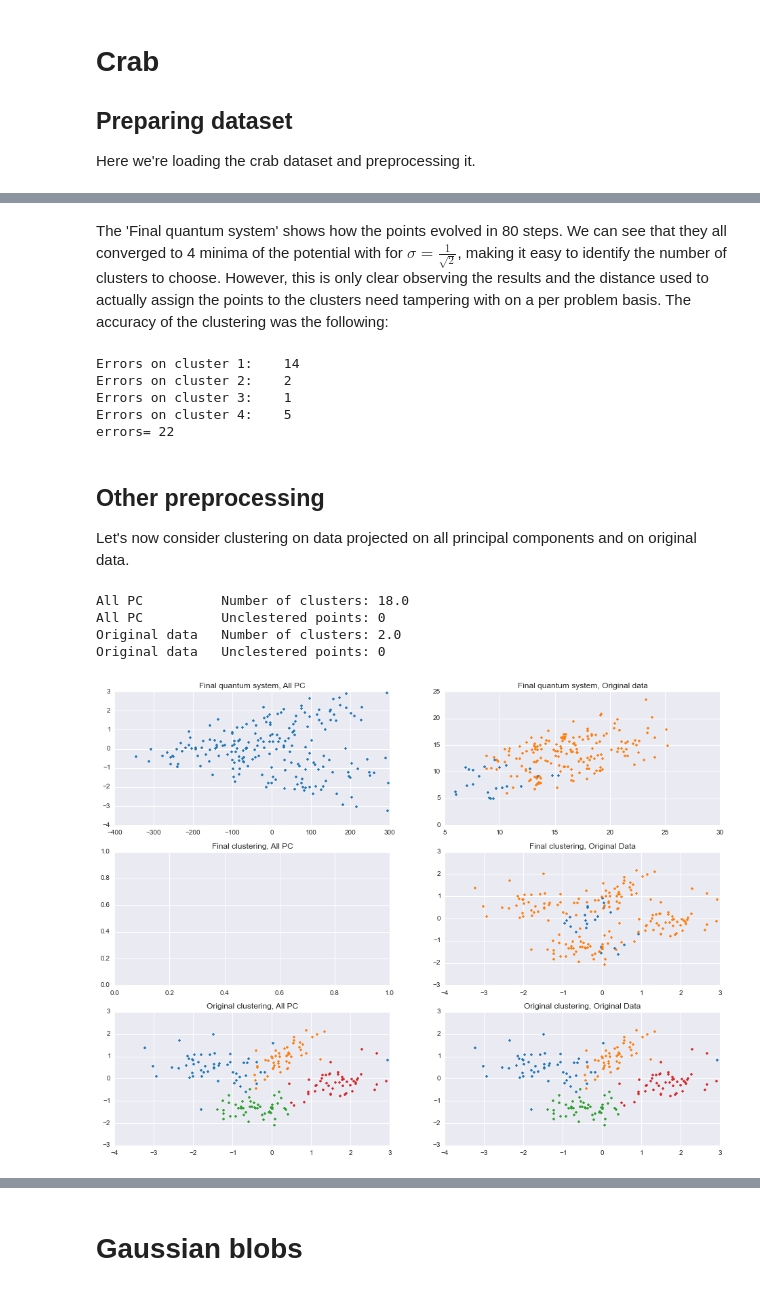
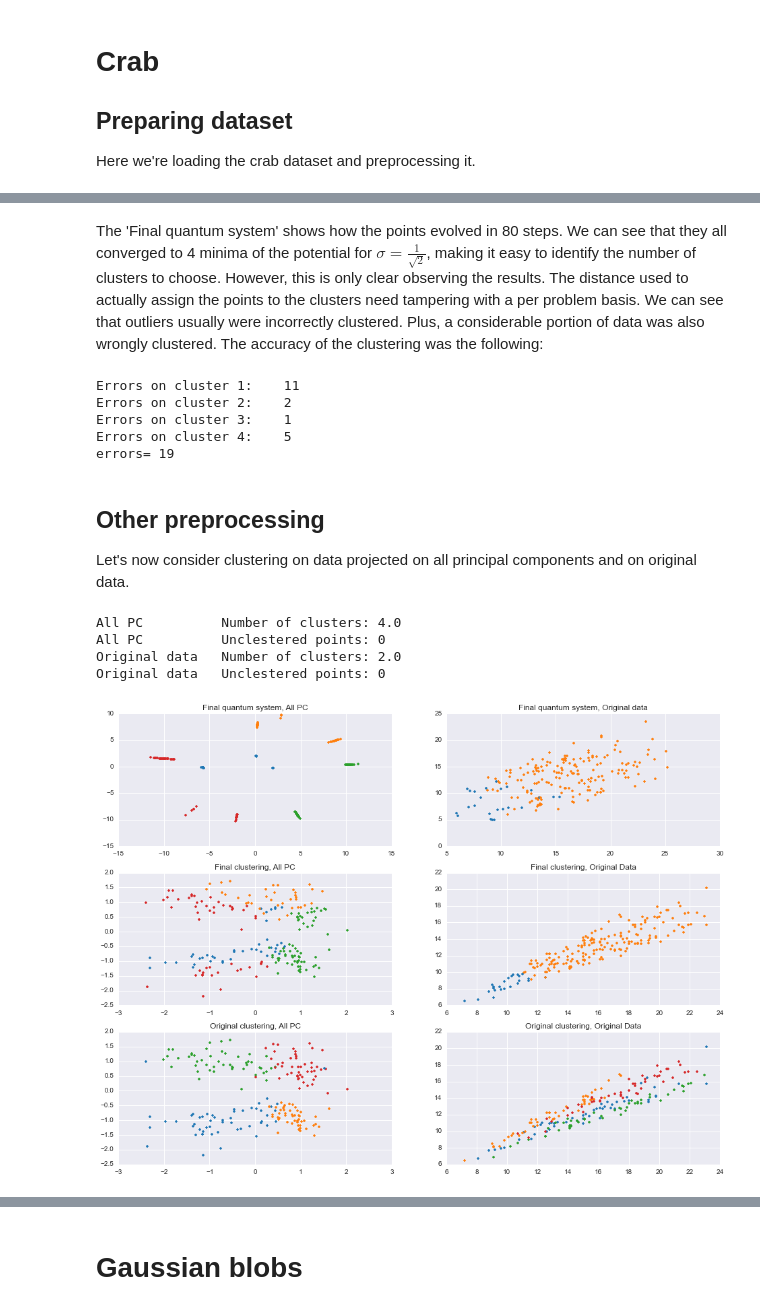
Before and after one commit to diogo-aos/QCThesis, a Jupyter notebook: notebooks/Horn.ipynb, the cells around one changed output, grey strips where cells are left out. Saved outputs shown, nothing was run; the diff lists cells and outputs as text; code cells hidden in the pictures.

```diff
--- a/notebooks/Horn.ipynb
+++ b/notebooks/Horn.ipynb
@@ -199,15 +282,18 @@ crabsNormalize=False
 crabs=np.genfromtxt('/home/chiroptera/workspace/datasets/crabs/crabs.dat')
 crabsData=crabs[1:,3:]
 ncrabsData=crabsData
+
+# normalize
 if crabsNormalize:
     ncrabsData=sklearn.preprocessing.normalize(ncrabsData,axis=0)
 
-ncrabsData=crabsData
-pca=sklearn.decomposition.PCA(whiten=False)
+
+pca=sklearn.decomposition.PCA(whiten=True)
 if crabsPCA:
-    #ncrabsData=pca.fit_transform(ncrabsData)
-    ncrabsData, eVec,eVal=HornAlg.pcaFun(ncrabsData,type='cov',whiten=True)
-#real assignment
+    #ncrabsData=pca.fit_transform(crabsData)
+    ncrabsData, cComps,cEigs=HornAlg.pcaFun(ncrabsData,whiten=True,center=False,method='eig',type='cov')
+
+    # real assignment
 crabsAssign=np.ones(200)
 crabsAssign[50:99]=2
 crabsAssign[100:149]=3
@@ -221,9 +307,9 @@ cF1Ax2=cFig1.add_subplot(1,2,2)
 
 cF1Ax1.set_title('Original crab data')
 for i in range(len(crabsAssign)):
-    cF1Ax1.plot(crabsData[i,0],crabsData[i,1],marker='.',c=tableau20[int(crabsAssign[i])*2])
+    cF1Ax1.plot(crabsData[i,2],crabsData[i,1],marker='.',c=tableau20[int(crabsAssign[i]-1)*2])
 
 cF1Ax2.set_title('Crab projected on PC')
 for i in range(len(crabsAssign)):
-    cF1Ax2.plot(ncrabsData[i,1],ncrabsData[i,2],marker='.',c=tableau20[int(crabsAssign[i]-1)*2])
+    cF1Ax2.plot(ncrabsData[i,2],ncrabsData[i,1],marker='.',c=tableau20[int(crabsAssign[i]-1)*2])
 # %% [output]
@@ -237,7 +323,7 @@ sigma=1.0/sqrt(2)
 steps=80
 crabD,V,E=HornAlg.graddesc(ncrabsData[:,1:3],sigma=sigma,steps=steps)
 # %%
-dist=2
+dist=1
 crabClustering=HornAlg.fineCluster(crabD,dist,potential=V)
 
 print 'Number of clusters:',max(crabClustering)
@@ -261,11 +347,11 @@ cAx2.set_title('Final clustering')
 for i in range(len(crabsAssign)):
     if max(crabClustering) > 10:
         break
-    cAx2.plot(ncrabsData[i,1],ncrabsData[i,2],marker='.',c=tableau20[int(crabClustering[i]-1)*2])
+    cAx2.plot(ncrabsData[i,2],ncrabsData[i,1],marker='.',c=tableau20[int(crabClustering[i]-1)*2])
 
 cAx3.set_title('Original clustering')
 for i in range(len(crabsAssign)):
-    cAx3.plot(ncrabsData[i,1],ncrabsData[i,2],marker='.',c=tableau20[int(crabsAssign[i]-1)*2])
+    cAx3.plot(ncrabsData[i,2],ncrabsData[i,1],marker='.',c=tableau20[int(crabsAssign[i]-1)*2])
 # %% [output]
 Number of clusters: 4.0
 Unclestered points: 0
@@ -273,5 +359,5 @@ Unclestered points: 0
 # %% [markdown]
-The 'Final quantum system' shows how the points evolved in 80 steps. We can see that they all converged to 4 minima of the potential with for $\sigma=\frac{1}{\sqrt{2}}$, making it easy to identify the number of clusters to choose. However, this is only clear observing the results and the distance used to actually assign the points to the clusters need tampering with on a per problem basis. The accuracy of the clustering was the following:
+The 'Final quantum system' shows how the points evolved in 80 steps. We can see that they all converged to 4 minima of the potential for $\sigma=\frac{1}{\sqrt{2}}$, making it easy to identify the number of clusters to choose. However, this is only clear observing the results. The distance used to actually assign the points to the clusters need tampering with a per problem basis. We can see that outliers usually were incorrectly clustered. Plus, a considerable portion of data was also wrongly clustered. The accuracy of the clustering was the following:
 # %%
 c1=max(map(crabClustering[0:49].tolist().count, crabClustering[0:49]))
 c2=max(map(crabClustering[50:99].tolist().count, crabClustering[50:99]))
@@ -283,24 +369,25 @@ print 'Errors on cluster 3:\t',50-c3
 print 'Errors on cluster 4:\t',50-c4
 print 'errors=',200-c1-c2-c3-c4
 # %% [output]
-Errors on cluster 1:    14
+Errors on cluster 1:    11
 Errors on cluster 2:    2
 Errors on cluster 3:    1
 Errors on cluster 4:    5
-errors= 22
+errors= 19
 # %% [markdown]
 ## Other preprocessing
 Let's now consider clustering on data projected on all principal components and on original data.
 # %%
-sigma_allpc=2
-steps_allpc=80
-crabD_allpc,V_allpc,E=HornAlg.graddesc(ncrabsData,sigma=sigma_allpc,steps=steps_allpc)
+#1.0/np.sqrt(2)
+sigma_allpc=0.5
+steps_allpc=200
+crabD_allpc,V_allpc,E=HornAlg.graddesc(ncrabsData[:,:3],sigma=sigma_allpc,steps=steps_allpc)
 # %%
 sigma_origin=1.0/sqrt(2)
 steps_origin=80
 crabD_origin,V_origin,E=HornAlg.graddesc(crabsData,sigma=sigma_origin,steps=steps_origin)
 # %%
-dist_allpc=25
+dist_allpc=12
 dist_origin=25
 
 crabClustering_allpc=HornAlg.fineCluster(crabD_allpc,dist_allpc,potential=V_allpc)
@@ -326,40 +413,40 @@ for i in range(len(crabsAssign)):
         c=0
     else:
         c=int(crabClustering_allpc[i]-1)*2
-    cAx1.plot(crabD_allpc[i,0],crabD_allpc[i,1],marker='.',c=tableau20[c])
+    cAx1.plot(crabD_allpc[i,1],crabD_allpc[i,2],marker='.',c=tableau20[c])
 
 cAx2.set_title('Final clustering, All PC')
 for i in range(len(crabsAssign)):
     if max(crabClustering_allpc) > 10:
         break
     cAx2.plot(ncrabsData[i,1],ncrabsData[i,2],marker='.',c=tableau20[int(crabClustering_allpc[i]-1)*2])
 
 cAx3.set_title('Original clustering, All PC')
 for i in range(len(crabsAssign)):
     cAx3.plot(ncrabsData[i,1],ncrabsData[i,2],marker='.',c=tableau20[int(crabsAssign[i]-1)*2])
 
     #--------------------------------------------------------------#
 
 cAx4.set_title('Final quantum system, Original data')
 for i in range(len(crabsAssign)):
     if max(crabClustering_origin) >= 10:
         c=0
     else:
         c=int(crabClustering_origin[i]-1)*2
     cAx4.plot(crabD_origin[i,0],crabD_origin[i,1],marker='.',c=tableau20[c])
 
 cAx5.set_title('Final clustering, Original Data')
 for i in range(len(crabsAssign)):
     if max(crabClustering_origin) > 10:
         break
-    cAx5.plot(ncrabsData[i,1],ncrabsData[i,2],marker='.',c=tableau20[int(crabClustering_origin[i]-1)*2])
+    cAx5.plot(crabsData[i,0],crabsData[i,1],marker='.',c=tableau20[int(crabClustering_origin[i]-1)*2])
 
 cAx6.set_title('Original clustering, Original Data')
 for i in range(len(crabsAssign)):
-    cAx6.plot(ncrabsData[i,1],ncrabsData[i,2],marker='.',c=tableau20[int(crabsAssign[i]-1)*2])
+    cAx6.plot(crabsData[i,0],crabsData[i,1],marker='.',c=tableau20[int(crabsAssign[i]-1)*2])
 # %% [output]
-All PC          Number of clusters: 18.0
+All PC          Number of clusters: 4.0
 All PC          Unclestered points: 0
 Original data   Number of clusters: 2.0
 Original data   Unclestered points: 0
-[figure, old version]
+[figure, new version]
```
Also changed, not shown: parts of 24 cells of this notebook, 2 other files.
